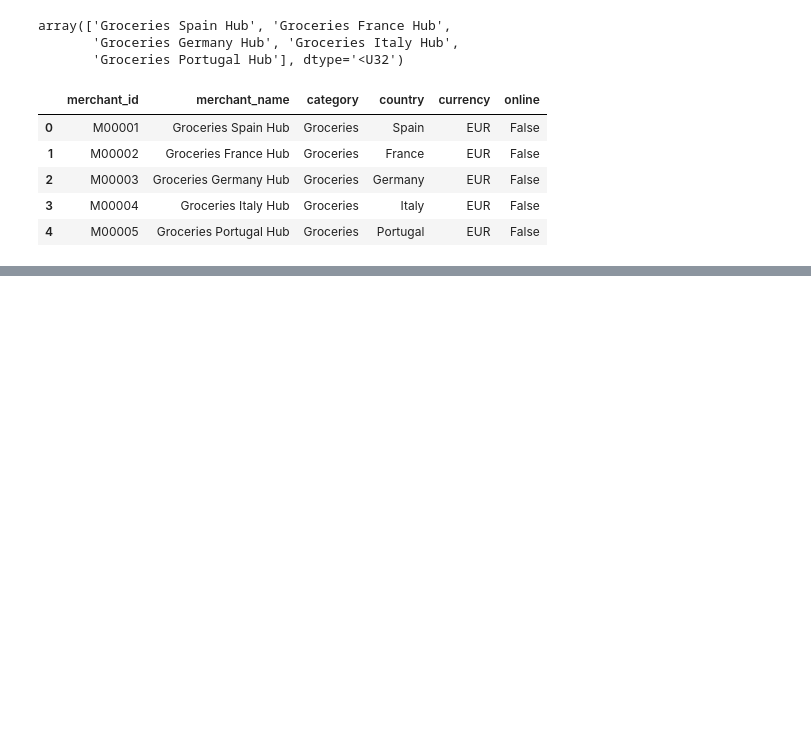
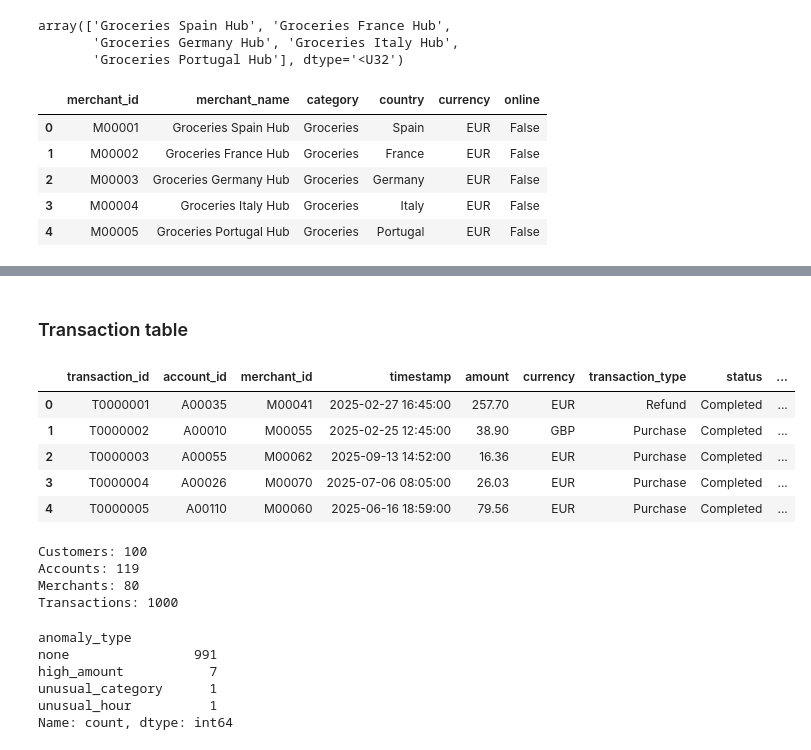
Before and after one commit to glezirene/transaction-intelligence, a Jupyter notebook: notebooks/08_synthetic_data_generation.ipynb, the cells around one changed output, grey strips where cells are left out. Cells and saved outputs as stored; diff of their text form; code cells hidden in the pictures; blank space fills up the shorter version.

```diff
--- a/notebooks/08_synthetic_data_generation.ipynb
+++ b/notebooks/08_synthetic_data_generation.ipynb
@@ -430,0 +617,4 @@ merchants.head()
+# %%
+is_injected_anomaly = (
+    anomaly_type != "none"
+)
@@ -430,0 +674,2 @@ merchants.head()
+# %% [markdown]
+### Transaction table
@@ -430,0 +715,47 @@ merchants.head()
+# %%
+transactions.head()
+# %% [output]
+|  | transaction_id | account_id | merchant_id | timestamp | amount | currency | transaction_type | status | ... |
+| 0 | T0000001 | A00035 | M00041 | 2025-02-27 16:45:00 | 257.70 | EUR | Refund | Completed | ... |
+| 1 | T0000002 | A00010 | M00055 | 2025-02-25 12:45:00 | 38.90 | GBP | Purchase | Completed | ... |
+| 2 | T0000003 | A00055 | M00062 | 2025-09-13 14:52:00 | 16.36 | EUR | Purchase | Completed | ... |
+| 3 | T0000004 | A00026 | M00070 | 2025-07-06 08:05:00 | 26.03 | EUR | Purchase | Completed | ... |
+| 4 | T0000005 | A00110 | M00060 | 2025-06-16 18:59:00 | 79.56 | EUR | Purchase | Completed | ... |
+# %%
+print(
+    "Customers:",
+    len(customers),
+)
+
+print(
+    "Accounts:",
+    len(accounts),
+)
+
+print(
+    "Merchants:",
+    len(merchants),
+)
+
+print(
+    "Transactions:",
+    len(transactions),
+)
+# %% [output]
+Customers: 100
+Accounts: 119
+Merchants: 80
+Transactions: 1000
+# %%
+# Rows per type of anomaly
+
+transactions[
+    "anomaly_type"
+].value_counts()
+# %% [output]
+anomaly_type
+none                991
+high_amount           7
+unusual_category      1
+unusual_hour          1
+Name: count, dtype: int64
```
Also changed, not shown: parts of 49 cells of this notebook, 8 other files.
